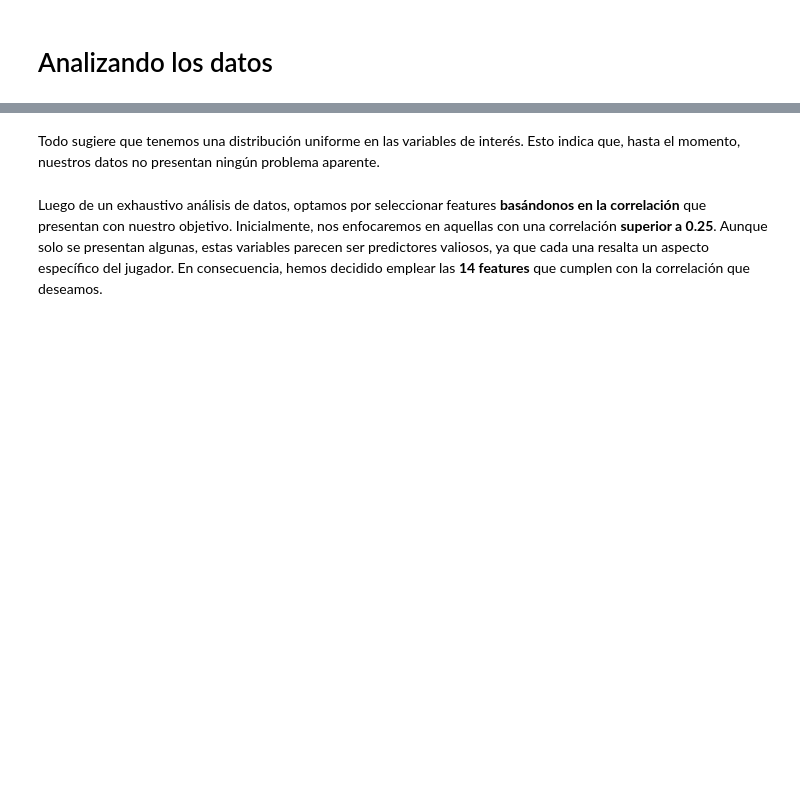
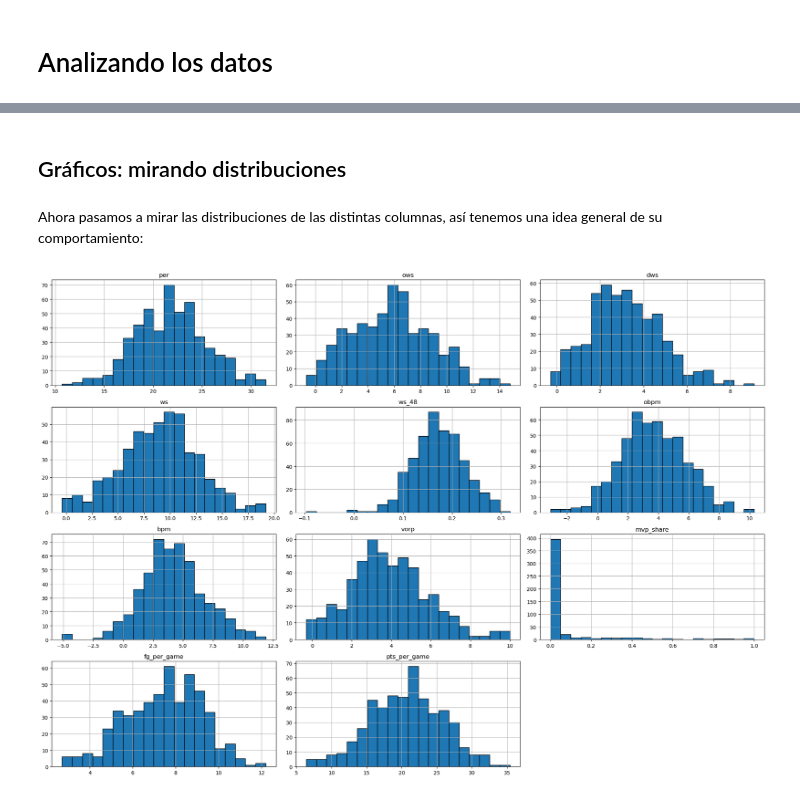
Before and after one commit to Gerardo1909/proyecto_nba_mvp, a Jupyter notebook: notebooks/2_analisis_exploratorio.ipynb, the cells around one changed output, grey strips where cells are left out. Drawn from its saved outputs; the diff is of its cells as text; code cells hidden in the pictures; blank space fills up the shorter version.

Commit message:
Generación de nueva carpeta, modificaciones en el análisis exploratorio y adición de funciones en workit

```diff
--- a/notebooks/2_analisis_exploratorio.ipynb
+++ b/notebooks/2_analisis_exploratorio.ipynb
@@ -8,0 +9,13 @@ Como primer paso del análisis miramos las correlaciones del resto de variables
+# %%
+from utils.paths import crear_funcion_directorio
+from utils.workit import seleccionar_cols_corr
+from utils.visualize import mirar_distribuciones_num
+from utils.visualize import graficar_relaciones
+import pandas as pd
+
+#Creo un acceso directo a la carpeta de data
+data_dir = crear_funcion_directorio("data")
+
+#Cargo los conjuntos de datos
+df_data_jugadores_train = pd.read_csv(data_dir("processed", "df_data_jugadores_train.csv"))
+df_data_jugadores_test = pd.read_csv(data_dir("processed", "df_data_jugadores_test.csv"))
@@ -8,0 +26,4 @@ Como primer paso del análisis miramos las correlaciones del resto de variables
+# %%
+identificadores = ['seas_id', 'season', 'player_id','player', 'tm', 'pos']
+
+df_data_jugadores_train = seleccionar_cols_corr(df = df_data_jugadores_train, var_objetivo= 'mvp_share', umbral= 0.3, columnas_ignorar= identificadores)
@@ -57,4 +66,0 @@ plt.tight_layout()
-# %% [markdown]
-Todo sugiere que tenemos una distribución uniforme en las variables de interés. Esto indica que, hasta el momento, nuestros datos no presentan ningún problema aparente.
-# %% [markdown]
-Luego de un exhaustivo análisis de datos, optamos por seleccionar features **basándonos en la correlación** que presentan con nuestro objetivo. Inicialmente, nos enfocaremos en aquellas con una correlación **superior a 0.25**. Aunque solo se presentan algunas, estas variables parecen ser predictores valiosos, ya que cada una resalta un aspecto específico del jugador. En consecuencia, hemos decidido emplear las **14 features** que cumplen con la correlación que deseamos.
@@ -62,0 +67,8 @@ correlated_features = corr_matrix["mvp_share"].sort_values(ascending=False).inde
+# %% [markdown]
+## Gráficos: mirando distribuciones
+# %% [markdown]
+Ahora pasamos a mirar las distribuciones de las distintas columnas, así tenemos una idea general de su comportamiento:
+# %%
+mirar_distribuciones_num(df = df_data_jugadores_train, tamanio = (20,14), bins= 20, columnas_ignorar= ['seas_id', 'season', 'player_id'])
+# %% [output]
+[figure, added]
```
Also changed, not shown: parts of 26 cells of this notebook, 9 other files.
